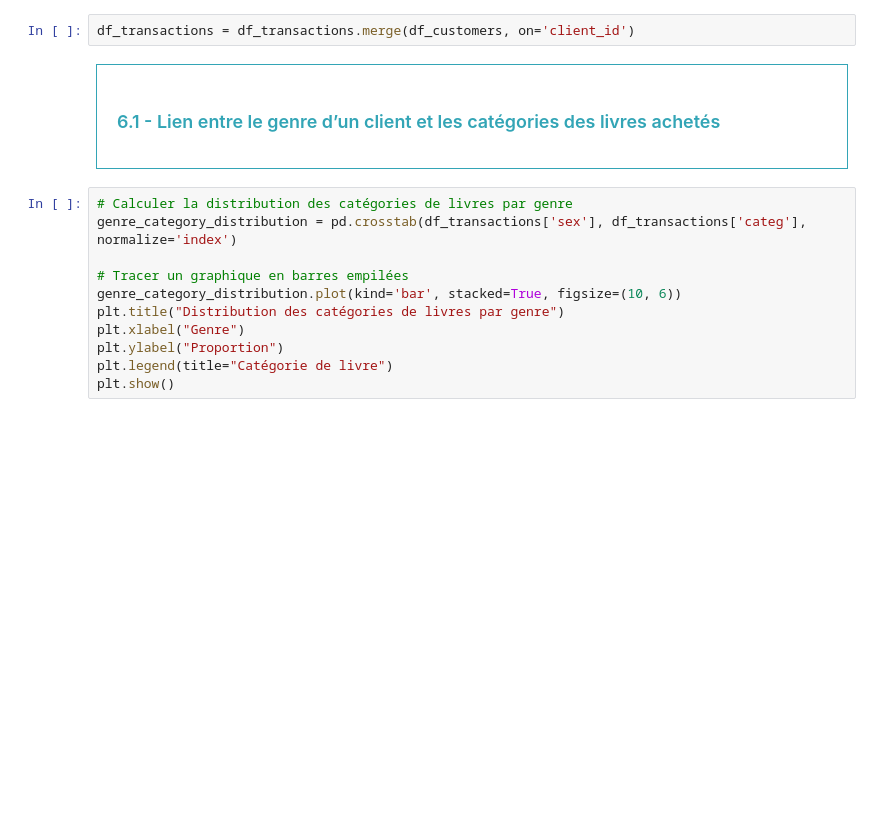
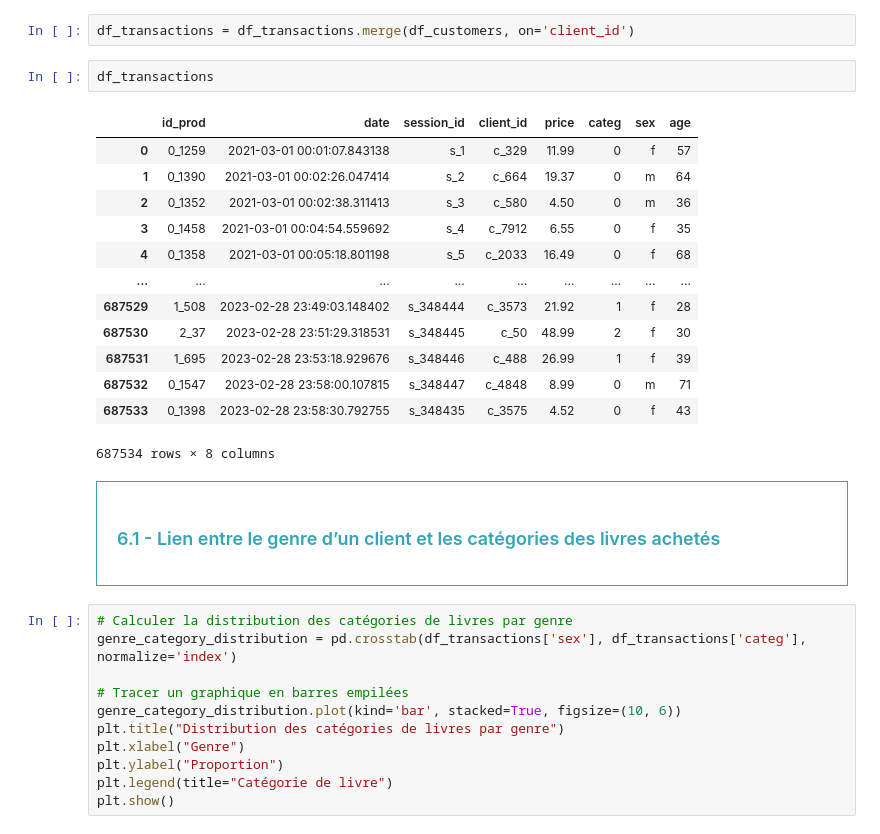
Before and after one commit to obenmaha/analyse-ventes-librairie, a Jupyter notebook: Analyse des Vente_V2.ipynb, the cells around one changed output. Saved outputs shown, nothing was run; the diff lists cells and outputs as text; blank space fills up the shorter version.

```diff
--- a/Analyse des Vente_V2.ipynb
+++ b/Analyse des Vente_V2.ipynb
@@ -588,5 +580,21 @@ df_transactions.head()
 # %%
 df_transactions = df_transactions.merge(df_customers, on='client_id')
+# %%
+df_transactions
+# %% [output]
+|  | id_prod | date | session_id | client_id | price | categ | sex | age |
+| 0 | 0_1259 | 2021-03-01 00:01:07.843138 | s_1 | c_329 | 11.99 | 0 | f | 57 |
+| 1 | 0_1390 | 2021-03-01 00:02:26.047414 | s_2 | c_664 | 19.37 | 0 | m | 64 |
+| 2 | 0_1352 | 2021-03-01 00:02:38.311413 | s_3 | c_580 | 4.50 | 0 | m | 36 |
+| 3 | 0_1458 | 2021-03-01 00:04:54.559692 | s_4 | c_7912 | 6.55 | 0 | f | 35 |
+| 4 | 0_1358 | 2021-03-01 00:05:18.801198 | s_5 | c_2033 | 16.49 | 0 | f | 68 |
+| ... | ... | ... | ... | ... | ... | ... | ... | ... |
+| 687529 | 1_508 | 2023-02-28 23:49:03.148402 | s_348444 | c_3573 | 21.92 | 1 | f | 28 |
+| 687530 | 2_37 | 2023-02-28 23:51:29.318531 | s_348445 | c_50 | 48.99 | 2 | f | 30 |
+| 687531 | 1_695 | 2023-02-28 23:53:18.929676 | s_348446 | c_488 | 26.99 | 1 | f | 39 |
+| 687532 | 0_1547 | 2023-02-28 23:58:00.107815 | s_348447 | c_4848 | 8.99 | 0 | m | 71 |
+| 687533 | 0_1398 | 2023-02-28 23:58:30.792755 | s_348435 | c_3575 | 4.52 | 0 | f | 43 |
+687534 rows × 8 columns
 # %% [markdown]
 <div style="border: 1px solid RGB(51,165,182);" >
 <h3 style="margin: auto; padding: 20px; color: RGB(51,165,182); ">6.1 - Lien entre le genre d’un client et les catégories des livres achetés</h3>
```
Also changed, not shown: parts of 4 cells of this notebook, 1 other file.
